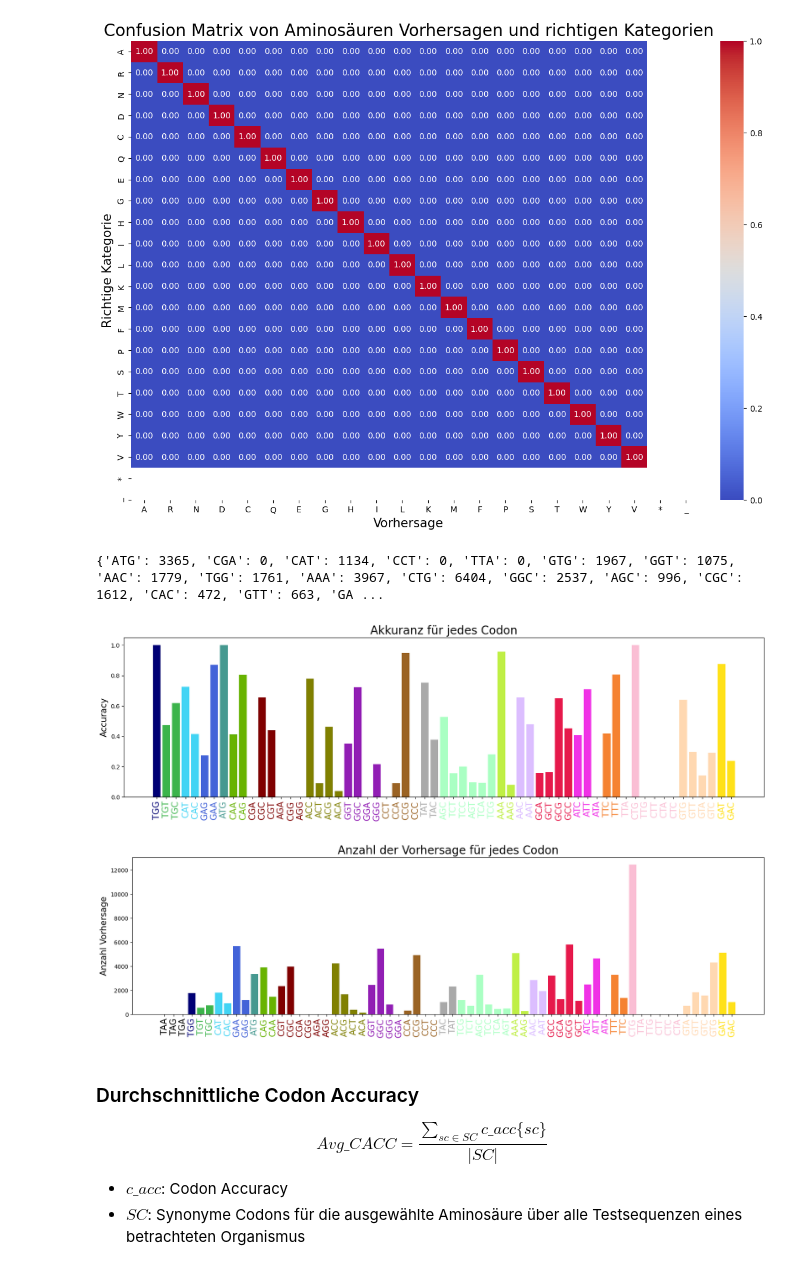
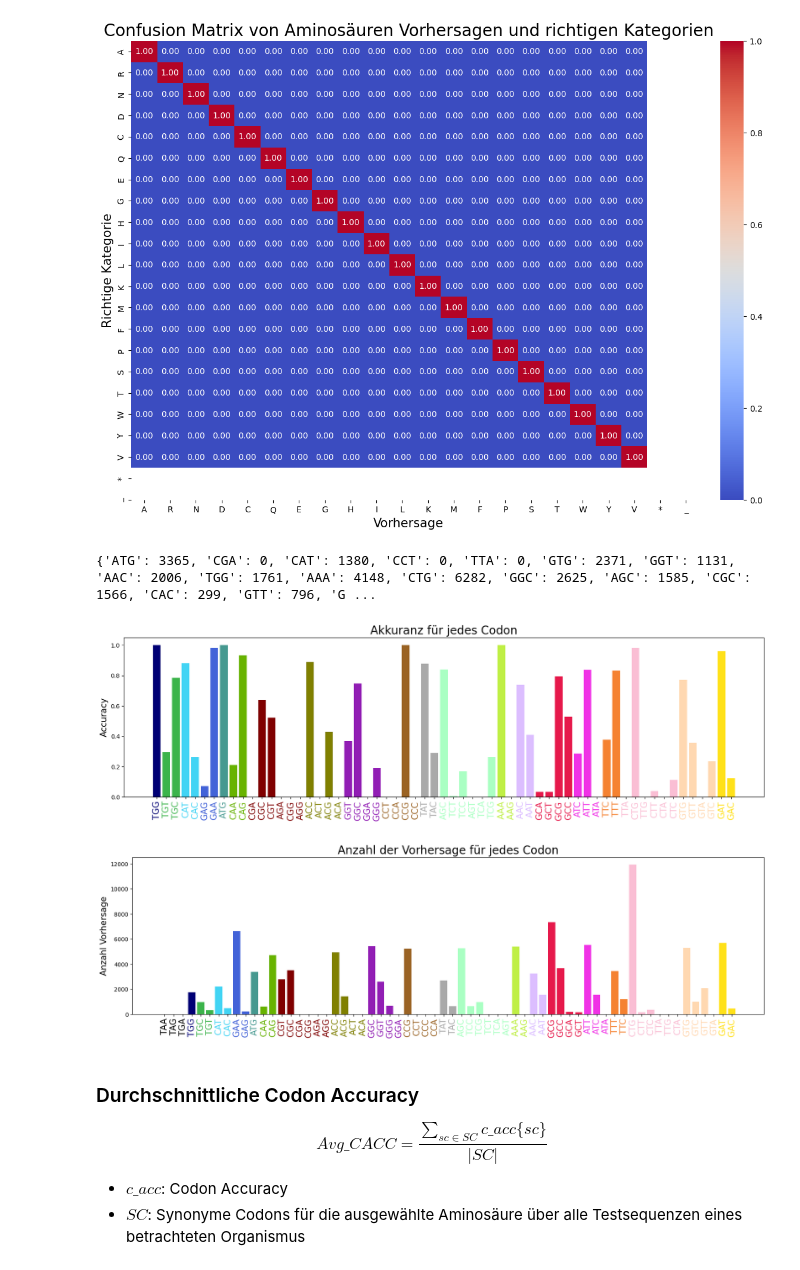
Before and after one commit to maxikuehn/PMDS_Codons, a Jupyter notebook: notebooks/TCNN_Testing.ipynb, the cells around one changed output. Cells and saved outputs as stored; diff of their text form; code cells hidden in the pictures.

Commit message:
new trained tcnn models and cleaned code

```diff
--- a/notebooks/TCNN_Testing.ipynb
+++ b/notebooks/TCNN_Testing.ipynb
@@ -58,5 +67,5 @@ BATCH_SIZE = 32
 # %%
-test_dataset = ml_helper.CodonDataset(organism, "test", min_length, max_length, add_speeds=SPEEDS_ADDED, cut_data=True, one_hot_aa=one_hot, data_path=data_path, device=device)
+test_dataset = mlh.CodonDataset(organism, "test", min_length, max_length, add_speeds=SPEEDS_ADDED, cut_data=True, one_hot_aa=one_hot, data_path=data_path, device=device)
 print(f"Länge test_dataset: {len(test_dataset)}")
 
 test_loader = DataLoader(test_dataset, batch_size=len(test_dataset), shuffle=False)
@@ -132,3 +76,3 @@ class TemporalConvNet(nn.Module):
 # %%
-tcn_model = ml_helper.load_model(f'tcn', organism)
+tcn_model = mlh.load_model(f'tcn', organism, device=device)
 # %% [output]
@@ -172,19 +82,19 @@ def evaluate_model(model, device, test_loader: DataLoader) -> list:
 # %%
-predicted, labels, accuracies = evaluate_model(tcn_model, device, test_loader)
+predicted, labels, accuracies = tcnn.evaluate_model(tcn_model, device, test_loader, codon_names=False)
+
+predicted = predicted.cpu().numpy()
+labels = labels.cpu().numpy()
 # %% [markdown]
 #### Get codon names and associated amino acids
 # %%
-predicted = predicted.cpu().numpy()
-labels = labels.cpu().numpy()
+predicted_filtered, labels_filtered = mle.filter_padding(predicted, labels, filter_value=pad_int)
 
-predicted, labels = ml_evaluation.filter_padding(predicted, labels, filter_value=64)
+predicted_codon_names =  mle.codon_to_name(predicted_filtered)
+labels_codon_names =  mle.codon_to_name(labels_filtered)
 
-predicted_codon_names =  ml_evaluation.codon_to_name(predicted)
-labels_codon_names =  ml_evaluation.codon_to_name(labels)
+predicted_aa =  mle.translate_codons(predicted_codon_names)
+labels_aa =  mle.translate_codons(labels_codon_names)
 
-predicted_aa =  ml_evaluation.translate_codons(predicted_codon_names)
-labels_aa =  ml_evaluation.translate_codons(labels_codon_names)
-
-ml_evaluation.get_unique_pred_classes(predicted_codon_names, labels_codon_names)
-ml_evaluation.print_unique_elements(predicted_aa, labels_aa)
+mle.get_unique_pred_classes(predicted_codon_names, labels_codon_names)
+mle.print_unique_elements(predicted_aa, labels_aa)
 # %% [output]
@@ -265,16 +189,16 @@ plt.show()
 # %% [output]
 [figure]
 # %%
-plt = ml_evaluation.plot_codon_acc(labels, predicted, 'Akkuranz für jedes Codon')
+plt = mle.plot_codon_acc(labels, predicted, 'Akkuranz für jedes Codon')
 # %% [output]
-{'ATG': 3365, 'CGA': 0, 'CAT': 1134, 'CCT': 0, 'TTA': 0, 'GTG': 1967, 'GGT': 1075, 'AAC': 1779, 'TGG': 1761, 'AAA': 3967, 'CTG': 6404, 'GGC': 2537, 'AGC': 996, 'CGC': 1612, 'CAC': 472, 'GTT': 663, 'GA ...
+{'ATG': 3365, 'CGA': 0, 'CAT': 1380, 'CCT': 0, 'TTA': 0, 'GTG': 2371, 'GGT': 1131, 'AAC': 2006, 'TGG': 1761, 'AAA': 4148, 'CTG': 6282, 'GGC': 2625, 'AGC': 1585, 'CGC': 1566, 'CAC': 299, 'GTT': 796, 'G ...
-[figure, old version]
+[figure, new version]
 # %%
-codon_counted_predicted = ml_evaluation.codon_count(predicted)
+codon_counted_predicted = mle.codon_count(predicted)
 
-plt = ml_evaluation.plot_codon_count(codon_counted_predicted, 'Anzahl der Vorhersage für jedes Codon')
+plt = mle.plot_codon_count(codon_counted_predicted, 'Anzahl der Vorhersage für jedes Codon')
 # %% [output]
-[figure, old version]
+[figure, new version]
 # %% [markdown]
 ### Durchschnittliche Codon Accuracy
 
```
Also changed, not shown: parts of 24 cells of this notebook, 15 other files.
